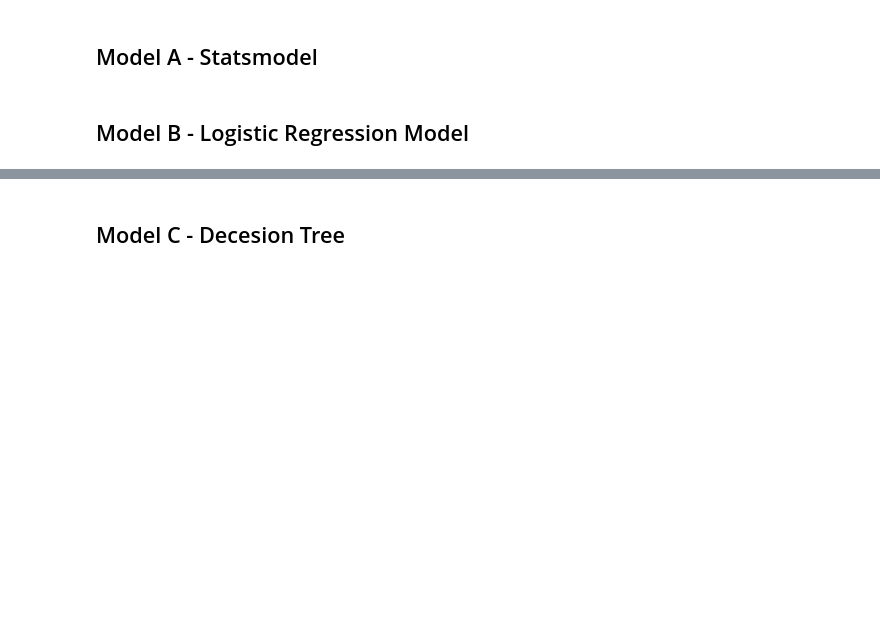
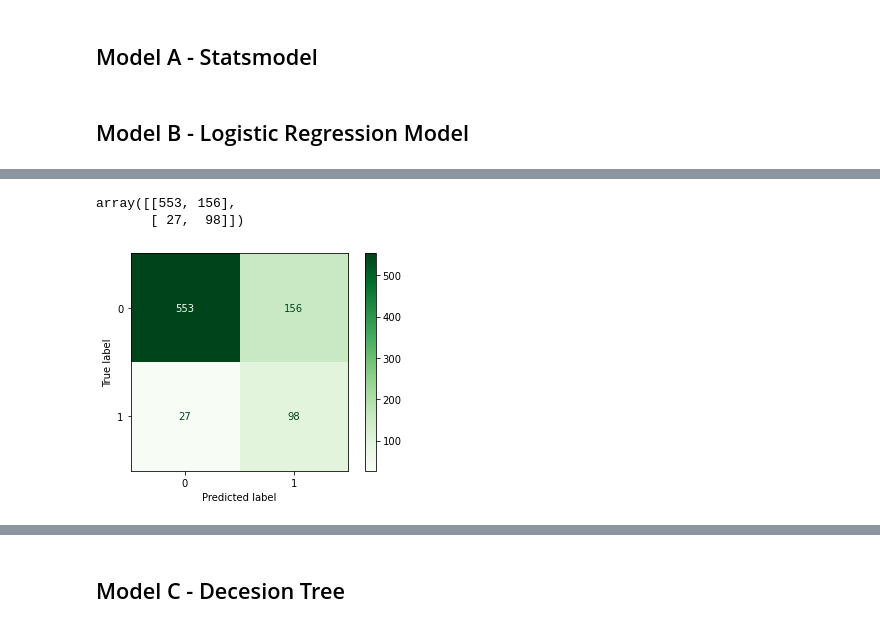
Before and after one commit to jmg0144/Customer-Churn-Classification-Analysis, a Jupyter notebook: phase-3-project.ipynb, the cells around one changed output, grey strips where cells are left out. Saved outputs shown, nothing was run; the diff lists cells and outputs as text; code cells hidden in the pictures; blank space fills up the shorter version.

```diff
--- a/phase-3-project.ipynb
+++ b/phase-3-project.ipynb
@@ -483,4 +488,4 @@ X_test_3.shape
 (834, 23)
 # %%
 #Drop international_plan and voice_mail_plan
-X_train_3.drop(['state', 'voice_mail_plan', 'international_plan'], axis=1)
+X_train_3.drop(['state', 'voice_mail_plan', 'international_plan'], inplace=True, axis=1)
@@ -501,2 +492,2 @@ X_train_3.drop(['state', 'voice_mail_plan', 'international_plan'], axis=1)
 # %%
-X_test_3.drop(['state', 'voice_mail_plan', 'international_plan'], axis=1)
+X_test_3.drop(['state', 'voice_mail_plan', 'international_plan'], inplace=True, axis=1)
@@ -538,4 +539,4 @@ print(result.summary())
 # %%
 model_b = LogisticRegression(solver='liblinear', class_weight='balanced')
 # %%
-model_b.fit(X_train_scaled, y_train)
+model_b.fit(X_train_scaled, y_train_lb)
@@ -546,9 +562,14 @@ model_b.predict_proba(X_test_scaled)
 # %%
 y_pred_b = model_b.predict(X_test_scaled)
 # %%
-conf_mx = confusion_matrix(y_test, y_pred_b)
+conf_mx = confusion_matrix(y_test_lb, y_pred_b)
 conf_mx
+# %% [output]
+array([[553, 156],
+       [ 27,  98]])
 # %%
-plot_confusion_matrix(model_b, X_test_scaled, y_test, cmap='Greens')
+plot_confusion_matrix(model_b, X_test_scaled, y_test_lb, cmap='Greens')
 plt.grid(False)
+# %% [output]
+[figure, added]
 # %%
```
Also changed, not shown: parts of 28 cells of this notebook.
